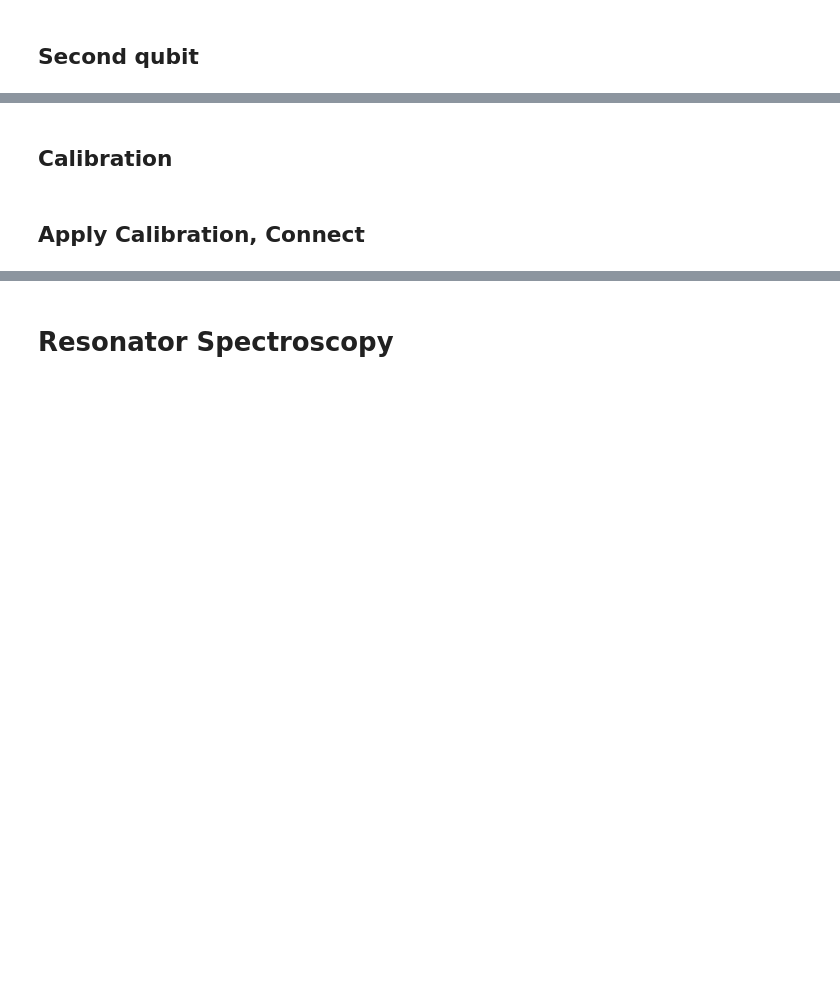
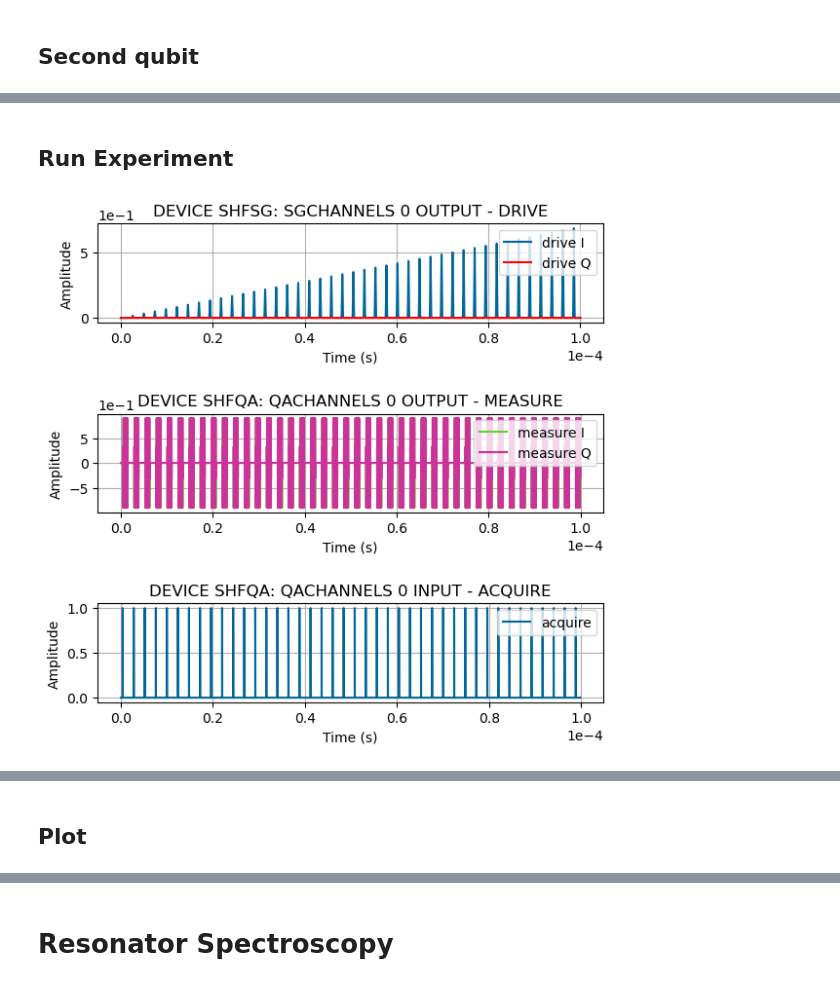
Before and after one commit to SamuelMMT/laboneq, a Jupyter notebook: LabPC_Software/1_Rabi_Oscillation_Fraunhofer.ipynb, the cells around one changed output, grey strips where cells are left out. Saved outputs shown, nothing was run; the diff lists cells and outputs as text; code cells hidden in the pictures; blank space fills up the shorter version.

Commit message:
Cleaned up the code and added Pulse Rabi Oscillation

```diff
--- a/LabPC_Software/1_Rabi_Oscillation_Fraunhofer.ipynb
+++ b/LabPC_Software/1_Rabi_Oscillation_Fraunhofer.ipynb
@@ -477,0 +714,25 @@ lo_settings = {
+# %% [markdown]
+## Run Experiment
+# %%
+# Simulate experiment
+plot_simulation(compiled_rabi, 0, 100e-6)
+show_pulse_sheet("Pulse_Sheets/Amplitude_Rabi", compiled_rabi)
+
+#Run, Save and Plot Results
+# run the compiled experiemnt
+rabi_results = session.run(compiled_rabi)
+
+timestamp = time.strftime("%Y%m%dT%H%M%S")
+#Create Results Folder
+Path("Results").mkdir(parents=True, exist_ok=True)
+#Save the results with a time stamp
+session.save_results(f"Results/{timestamp}_rabi_results.json")
+print(f"File saved as Results/{timestamp}_rabi_results.json")
+
+# get measurement data returned by the instruments
+rabi_res = rabi_results.get_data("amp_rabi")
+
+# define amplitude axis from qubit parameters
+rabi_amp = rabi_results.get_axis("amp_rabi")[0]
+# %% [output]
+[figure, added]
@@ -478,2 +758,2 @@ lo_settings = {
 # %% [markdown]
-## Calibration
+## Plot
@@ -550,2 +759,0 @@ def define_calibration(device_setup, parameters, lo_settings):
-# %% [markdown]
-## Apply Calibration, Connect
```
Also changed, not shown: parts of 42 cells of this notebook, 8 other files.
